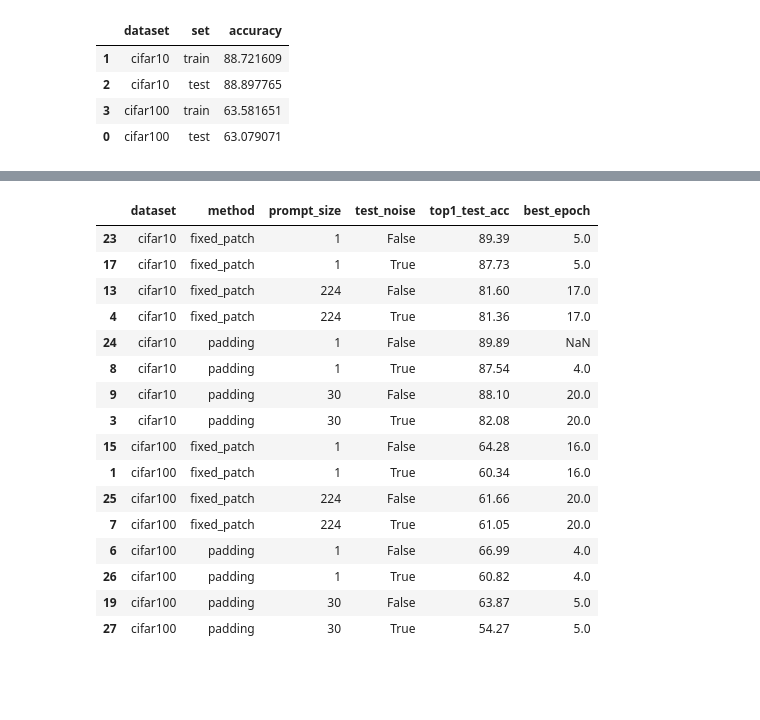
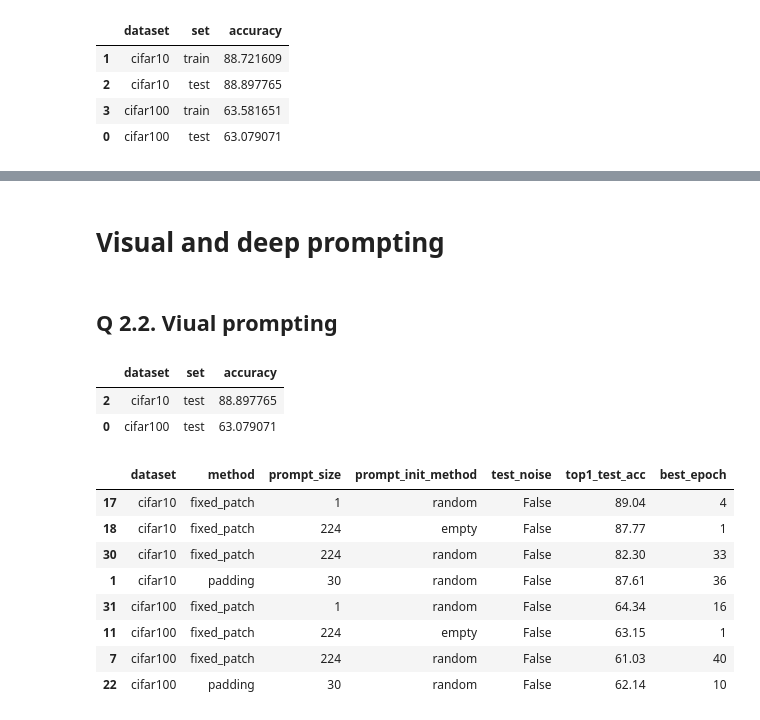
Before and after one commit to adamdivak/uvadlc_practicals_2023, a Jupyter notebook: assignment2/evaluate.ipynb, the cells around one changed output, grey strips where cells are left out. Drawn from its saved outputs; the diff is of its cells as text; code cells hidden in the pictures; blank space fills up the shorter version.

```diff
--- a/assignment2/evaluate.ipynb
+++ b/assignment2/evaluate.ipynb
@@ -68,24 +119,28 @@ vp_dp_df
+# %% [markdown]
+# Visual and deep prompting
 # %%
-vp_cols = ["dataset", "method", "prompt_size", "test_noise", "top1_test_acc", "best_epoch"]
+vp_cols = ["dataset", "method", "prompt_size", "prompt_init_method", "test_noise", "top1_test_acc", "best_epoch"]
 dp_cols = ["dataset", "prompt_num", "injection_layer", "prompt_size", "test_noise", "top1_test_acc", "best_epoch"]
+# %% [markdown]
+## Q 2.2. Viual prompting
 # %%
-vp_df = vp_dp_df.query("prompt_type == 'visual_prompt'")[vp_cols].sort_values(["dataset", "method", "prompt_size", "test_noise"])
-vp_df
+vp_df = vp_dp_df.query("prompt_type == 'visual_prompt'")[vp_cols].sort_values(["dataset", "method", "prompt_size", "prompt_init_method", "test_noise"])
+# vp_df
-# %% [output]
-|  | dataset | method | prompt_size | test_noise | top1_test_acc | best_epoch |
-| 23 | cifar10 | fixed_patch | 1 | False | 89.39 | 5.0 |
-| 17 | cifar10 | fixed_patch | 1 | True | 87.73 | 5.0 |
-| 13 | cifar10 | fixed_patch | 224 | False | 81.60 | 17.0 |
-| 4 | cifar10 | fixed_patch | 224 | True | 81.36 | 17.0 |
-| 24 | cifar10 | padding | 1 | False | 89.89 | NaN |
-| 8 | cifar10 | padding | 1 | True | 87.54 | 4.0 |
-| 9 | cifar10 | padding | 30 | False | 88.10 | 20.0 |
-| 3 | cifar10 | padding | 30 | True | 82.08 | 20.0 |
-| 15 | cifar100 | fixed_patch | 1 | False | 64.28 | 16.0 |
-| 1 | cifar100 | fixed_patch | 1 | True | 60.34 | 16.0 |
-| 25 | cifar100 | fixed_patch | 224 | False | 61.66 | 20.0 |
-| 7 | cifar100 | fixed_patch | 224 | True | 61.05 | 20.0 |
-| 6 | cifar100 | padding | 1 | False | 66.99 | 4.0 |
-| 26 | cifar100 | padding | 1 | True | 60.82 | 4.0 |
-| 19 | cifar100 | padding | 30 | False | 63.87 | 5.0 |
-| 27 | cifar100 | padding | 30 | True | 54.27 | 5.0 |
+# %%
+zs_df.query("set == 'test'").sort_values(["dataset", "set"], ascending=[True, False])
+# %% [output]
+|  | dataset | set | accuracy |
+| 2 | cifar10 | test | 88.897765 |
+| 0 | cifar100 | test | 63.079071 |
+# %%
+vp_df.query("test_noise == False")[vp_cols].sort_values(["dataset", "method", "prompt_size", "test_noise"])
+# %% [output]
+|  | dataset | method | prompt_size | prompt_init_method | test_noise | top1_test_acc | best_epoch |
+| 17 | cifar10 | fixed_patch | 1 | random | False | 89.04 | 4 |
+| 18 | cifar10 | fixed_patch | 224 | empty | False | 87.77 | 1 |
+| 30 | cifar10 | fixed_patch | 224 | random | False | 82.30 | 33 |
+| 1 | cifar10 | padding | 30 | random | False | 87.61 | 36 |
+| 31 | cifar100 | fixed_patch | 1 | random | False | 64.34 | 16 |
+| 11 | cifar100 | fixed_patch | 224 | empty | False | 63.15 | 1 |
+| 7 | cifar100 | fixed_patch | 224 | random | False | 61.03 | 40 |
+| 22 | cifar100 | padding | 30 | random | False | 62.14 | 10 |
```
Also changed, not shown: parts of 33 cells of this notebook, 9 other files.
